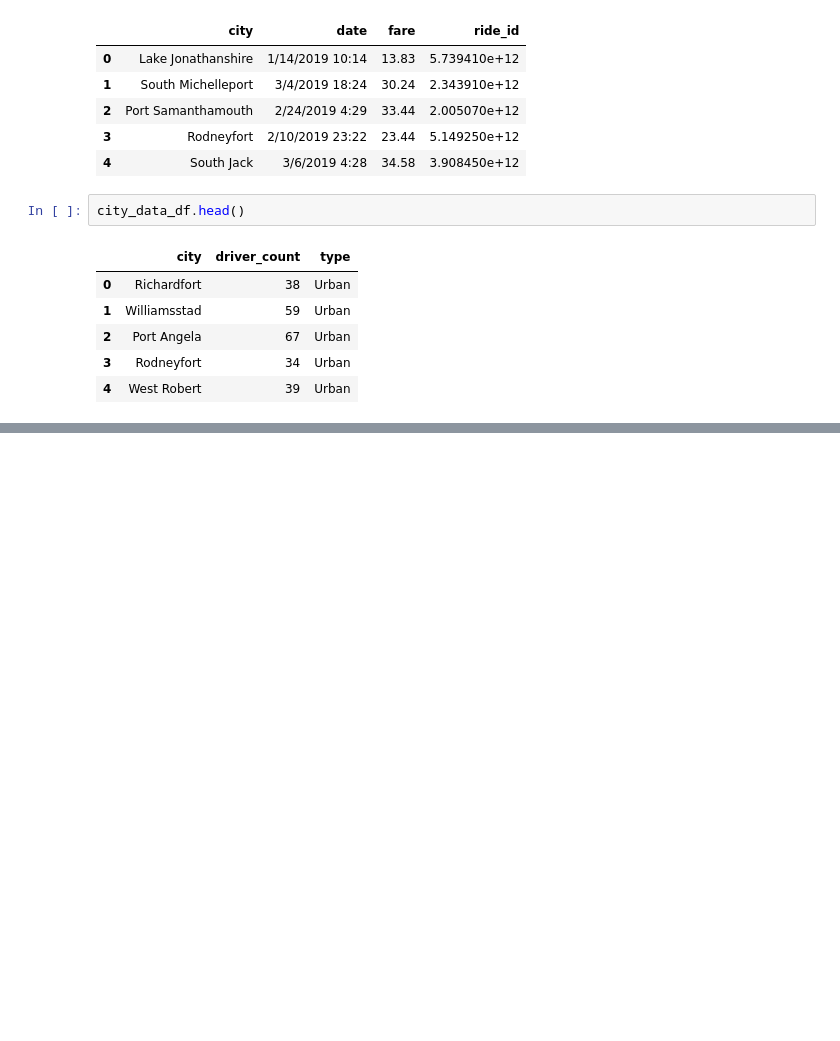
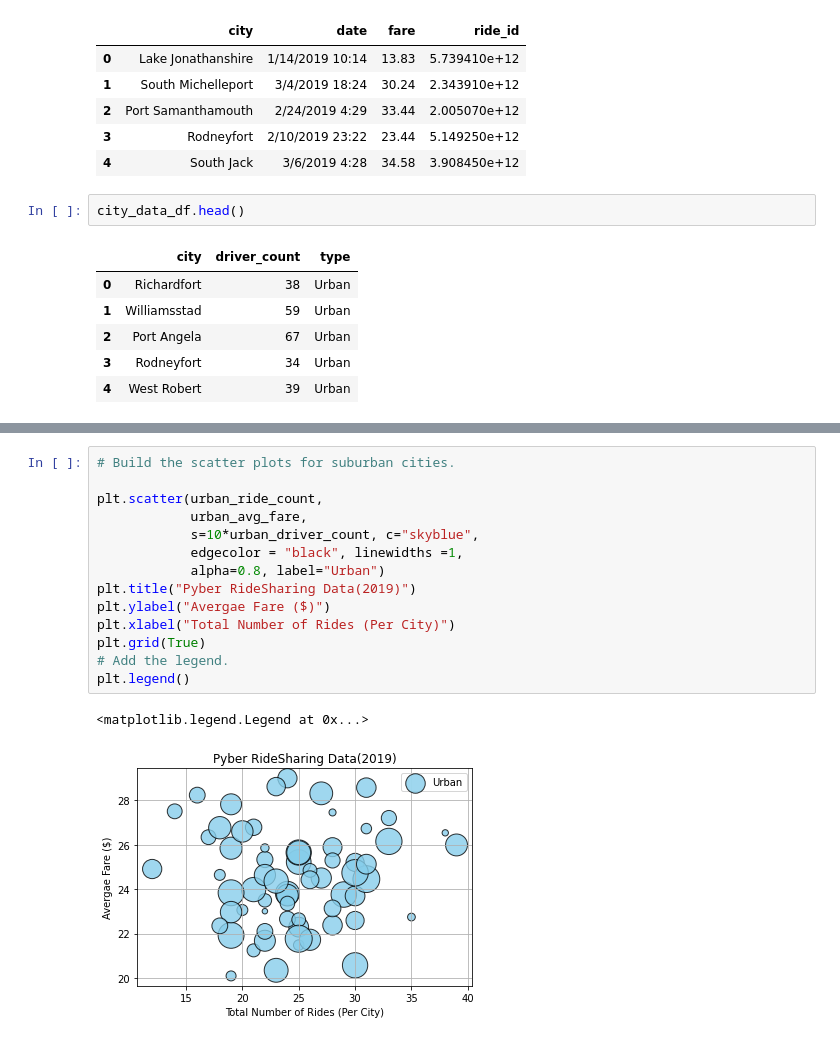
Before and after one commit to rhutDU18/PyBer_Analysis, a Jupyter notebook: PyBer.ipynb, the cells around one changed output, grey strips where cells are left out. Cells and saved outputs as stored; diff of their text form; blank space fills up the shorter version.

```diff
--- a/PyBer.ipynb
+++ b/PyBer.ipynb
@@ -141,0 +249,17 @@ NameError: name 'urban_cities_df' is not defined
+# %%
+# Build the scatter plots for suburban cities.
+
+plt.scatter(urban_ride_count,
+            urban_avg_fare,
+            s=10*urban_driver_count, c="skyblue",
+            edgecolor = "black", linewidths =1,
+            alpha=0.8, label="Urban")
+plt.title("Pyber RideSharing Data(2019)")
+plt.ylabel("Avergae Fare ($)")
+plt.xlabel("Total Number of Rides (Per City)")
+plt.grid(True)
+# Add the legend.
+plt.legend()
+# %% [output]
+<matplotlib.legend.Legend at 0x...>
+[figure, added]
```
Also changed, not shown: parts of 15 cells of this notebook, 2 other files.
